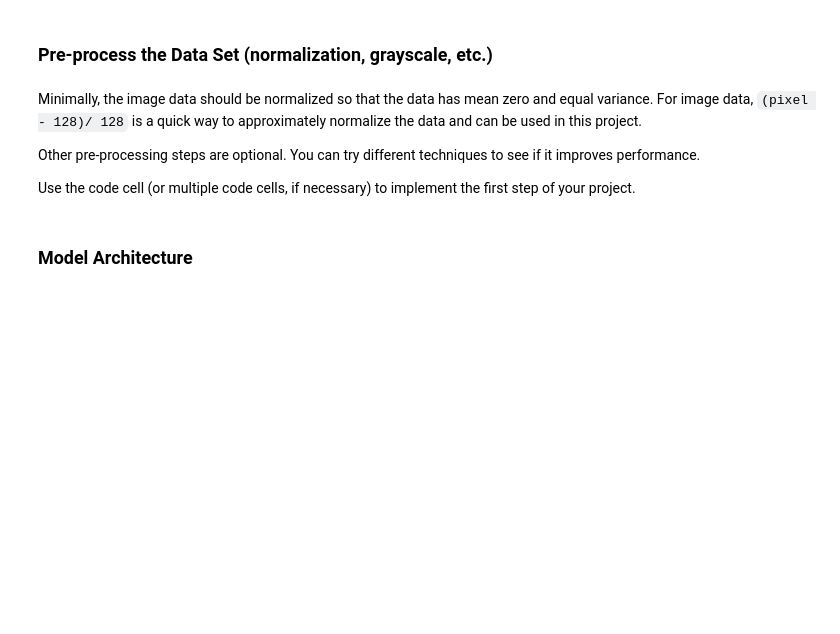
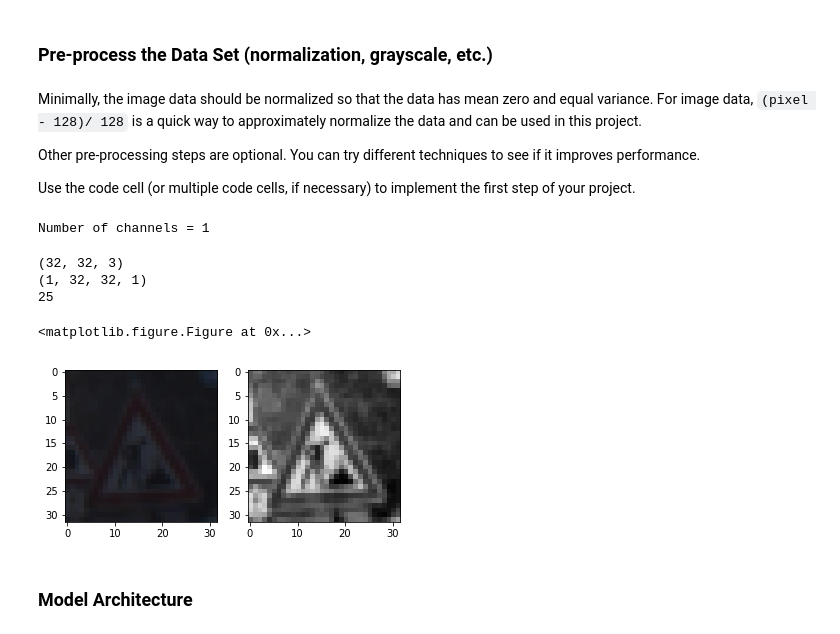
Before and after one commit to ionut-damian/udct_carnd_trafficsign, a Jupyter notebook: Traffic_Sign_Classifier.ipynb, the cells around one changed output. Cells and saved outputs as stored; diff of their text form; code cells hidden in the pictures; blank space fills up the shorter version.

```diff
--- a/Traffic_Sign_Classifier.ipynb
+++ b/Traffic_Sign_Classifier.ipynb
@@ -167,13 +158,53 @@ Use the code cell (or multiple code cells, if necessary) to implement the first
 ### Preprocess the data here. It is required to normalize the data. Other preprocessing steps could include
 ### converting to grayscale, etc.
 ### Feel free to use as many code cells as needed.
+import numpy as np
+
+def grayscale(data):
+    return np.mean(data, 3)[:,:,:,np.newaxis]
 
 def normalize(data):
     return (data - 128.0) / 128.0
 
-X_train = normalize(X_train)
-X_valid = normalize(X_valid)
-X_test = normalize(X_test)
+def preproc(data):
+    return grayscale(normalize(data))
+    #return normalize(data)
+
+X_train = preproc(X_train)
+X_valid = preproc(X_valid)
+X_test = preproc(X_test)
+
+n_channels = X_train.shape[3]
+print("Number of channels =", n_channels)
+# %% [output]
+Number of channels = 1
+# %%
+import random
+
+index = random.randint(0, len(X_train))
+# to show specific image use this as index: (train["labels"] == 12).nonzero()[0][0]
+image = train["features"][index]
+
+plt.figure(figsize=(1,1))
+f, axarr = plt.subplots(1,2)
+
+axarr[0].imshow(image.squeeze())
+
+image = normalize(image)
+print(image.shape)
+#axarr[1].imshow(image.squeeze())
+
+image = grayscale(image[np.newaxis])
+print(image.shape)
+axarr[1].imshow(image.squeeze(), cmap='gray')
+
+print(y_train[index])
+# %% [output]
+(32, 32, 3)
+(1, 32, 32, 1)
+25
+<matplotlib.figure.Figure at 0x...>
+[figure, added]
 # %%
 from sklearn.utils import shuffle
 
```
Also changed, not shown: parts of 19 cells of this notebook, 6 other files.
